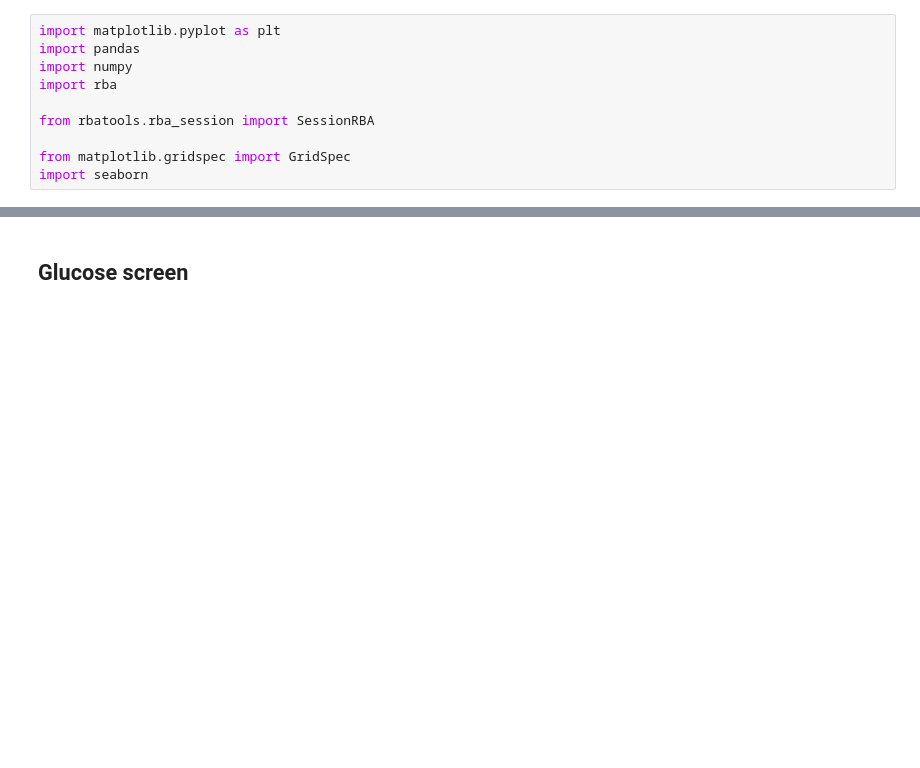
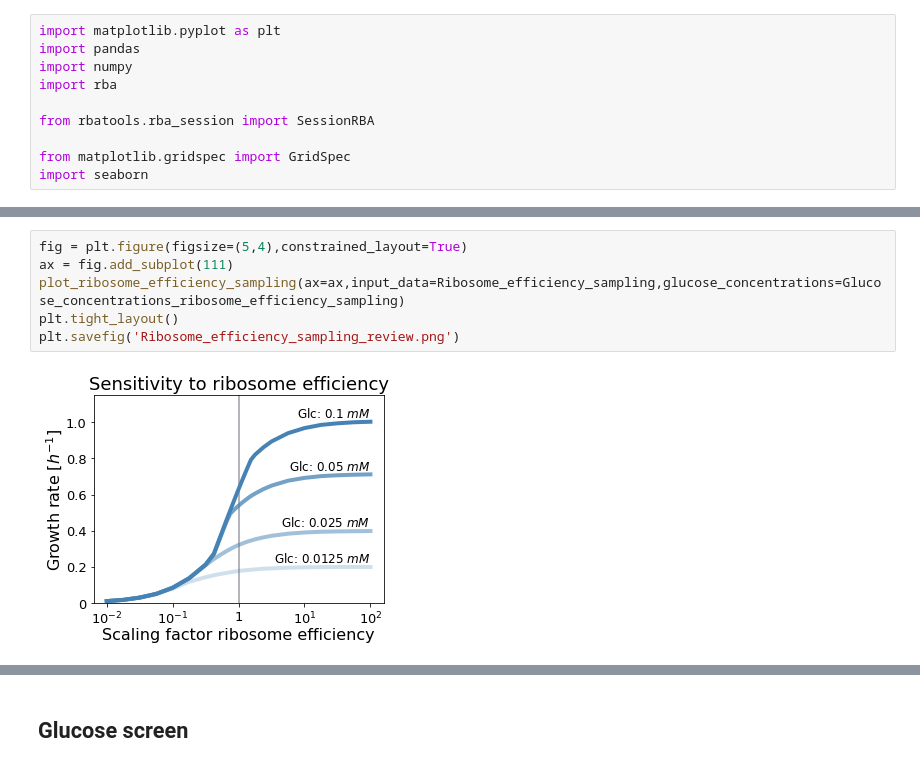
Before and after one commit to SysBioInra/rbatools, a Jupyter notebook: figure_for_manuscript/Fig_rbatools_Manuscript.ipynb, the cells around one changed output, grey strips where cells are left out. Cells and saved outputs as stored; diff of their text form; blank space fills up the shorter version.

```diff
--- a/figure_for_manuscript/Fig_rbatools_Manuscript.ipynb
+++ b/figure_for_manuscript/Fig_rbatools_Manuscript.ipynb
@@ -33,0 +126,8 @@ contrast_line_color="#454555"
+# %%
+fig = plt.figure(figsize=(5,4),constrained_layout=True)
+ax = fig.add_subplot(111)
+plot_ribosome_efficiency_sampling(ax=ax,input_data=Ribosome_efficiency_sampling,glucose_concentrations=Glucose_concentrations_ribosome_efficiency_sampling)
+plt.tight_layout()
+plt.savefig('Ribosome_efficiency_sampling_review.png')
+# %% [output]
+[figure, added]
```
Also changed, not shown: parts of 57 cells of this notebook, 4 other files.
